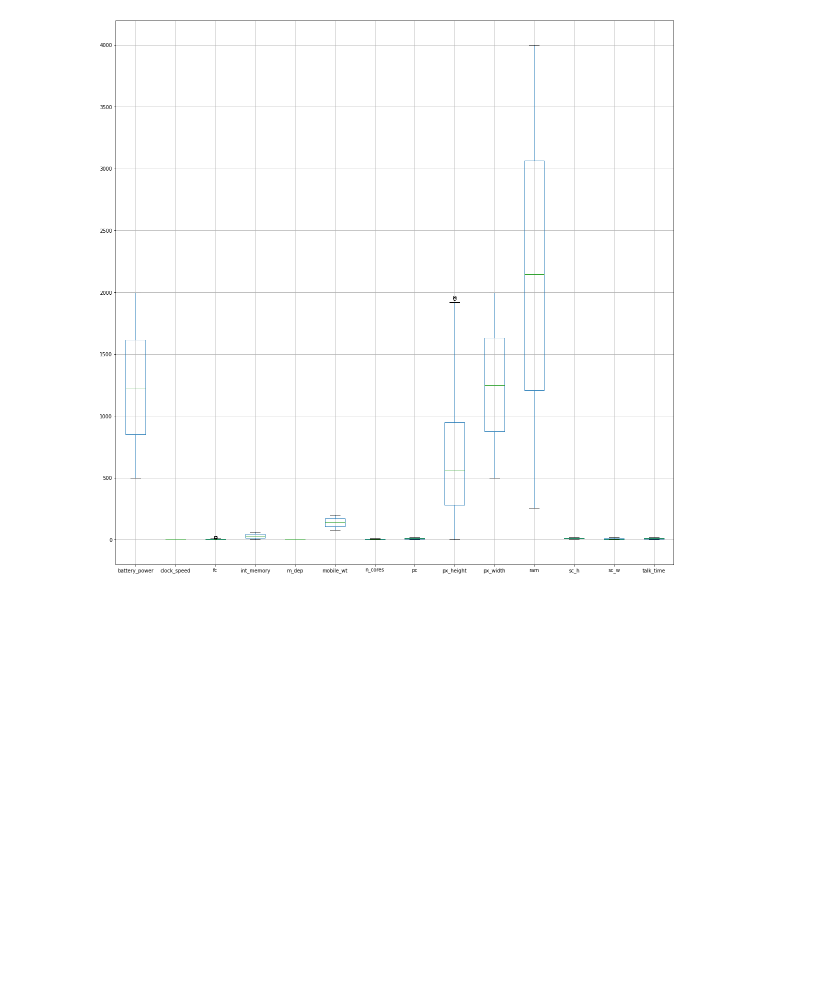
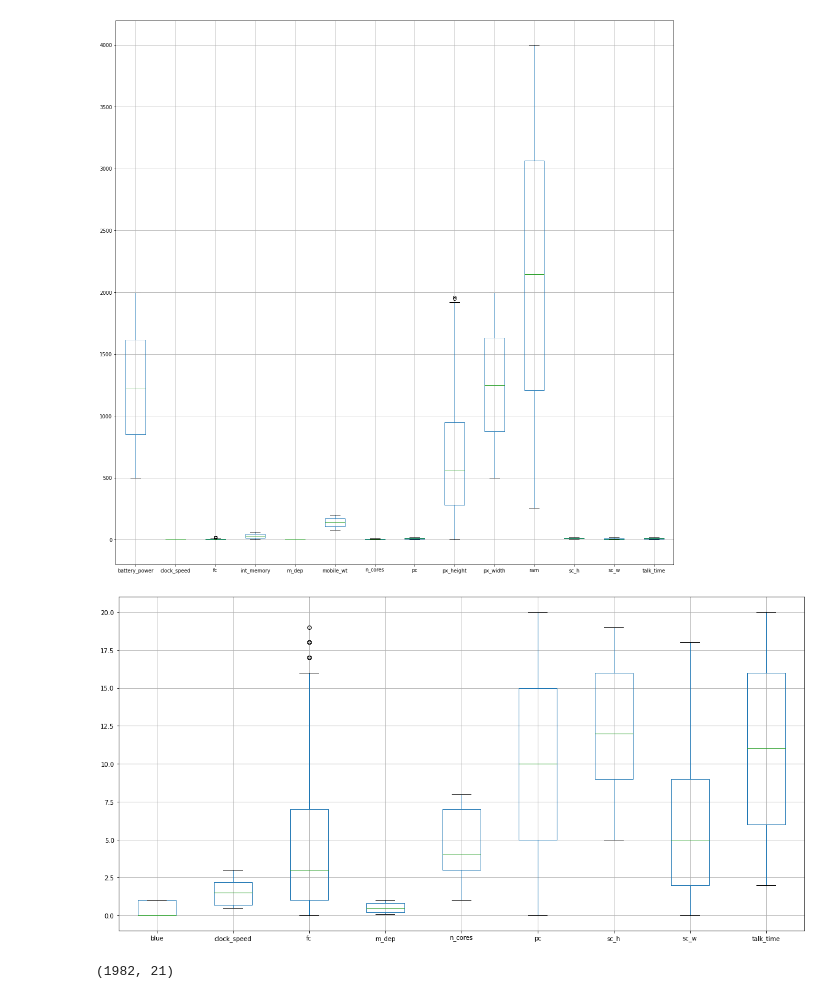
Before and after one commit to spandit98/Mobile-Price-Range-Prediction, a Jupyter notebook: Mobile_Price_Range_Prediction_Soumyadeep.ipynb, the cells around one changed output. Saved outputs shown, nothing was run; the diff lists cells and outputs as text; code cells hidden in the pictures; blank space fills up the shorter version.

```diff
--- a/Mobile_Price_Range_Prediction_Soumyadeep.ipynb
+++ b/Mobile_Price_Range_Prediction_Soumyadeep.ipynb
@@ -295,3 +295,11 @@ boxplot = df.boxplot(column=['battery_power', 'clock_speed', 'fc',
 plt1.show()
 # %% [output]
 [figure]
+# %%
+fig = plt1.figure(figsize =(20, 10))
+
+
+boxplot = df.boxplot(column=['blue','clock_speed', 'fc','m_dep','n_cores','pc','sc_h','sc_w','talk_time'])
+plt1.show()
+# %% [output]
+[figure, added]
@@ -297,0 +322,4 @@ plt1.show()
+# %%
+new_df.shape
+# %% [output]
+(1982, 21)
```
Also changed, not shown: parts of 7 cells of this notebook.
